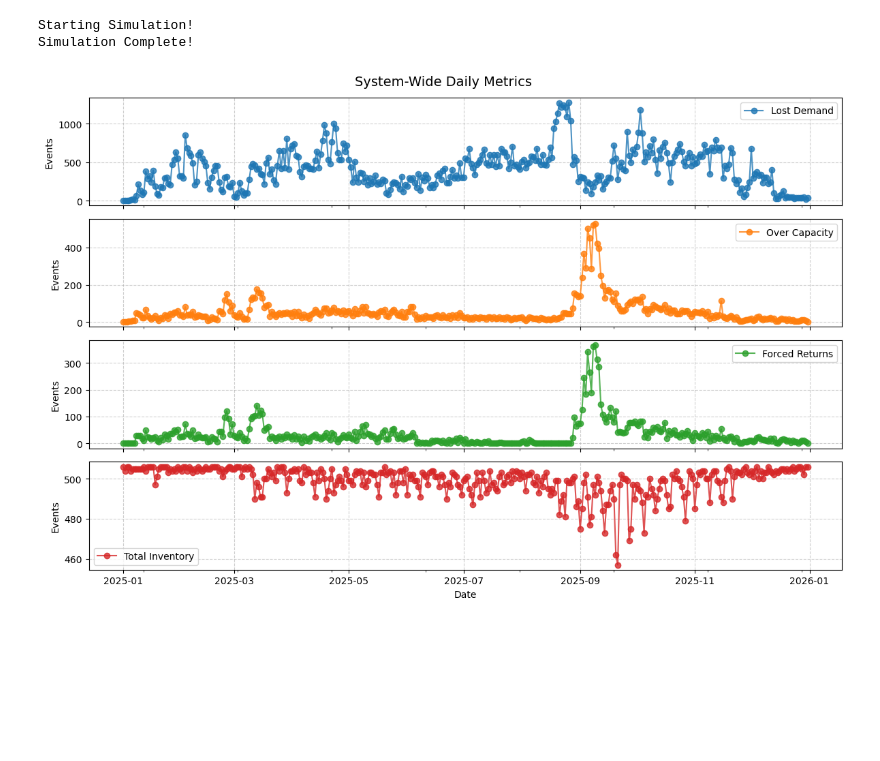
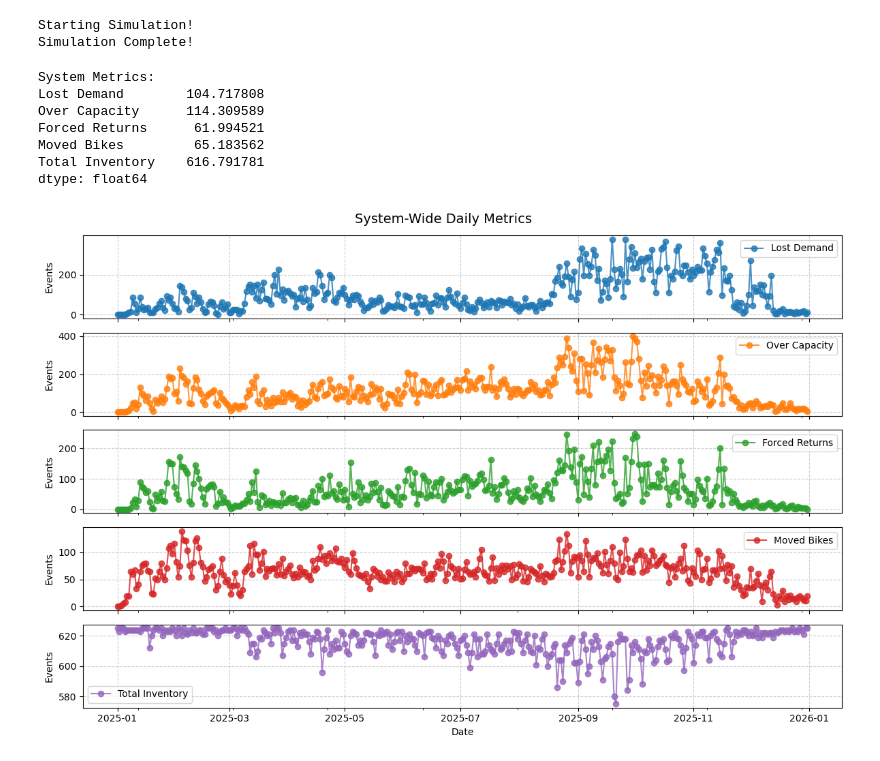
Before and after one commit to saloper/decision-focused-bike-rebalancing, a Jupyter notebook: notebooks/test.ipynb, the cells around one changed output. Drawn from its saved outputs; the diff is of its cells as text; code cells hidden in the pictures; blank space fills up the shorter version.

```diff
--- a/notebooks/test.ipynb
+++ b/notebooks/test.ipynb
@@ -9,40 +90,70 @@ config = get_config("baseline.yaml")
 # %%
+#-----------------------------------------------------------------------------------------------------------------------------------------------------------------------
+#Run Simulation
+#-----------------------------------------------------------------------------------------------------------------------------------------------------------------------
+#optimization model
+opt_model = BikeRebalanceModel(
+    station_file_path=config["paths"]["stations"],
+    dist_matrix_file_path=config["paths"]["station_dist_miles"],
+    loss_demand_cost=config["model"]["loss_demand_cost"],
+    over_capacity_cost=config["model"]["over_capacity_cost"],
+    movement_cost=config["model"]["movement_cost"]
+)
+
+#Simulation
 sim = Sim(
-    station_dict= create_station_dict(config["paths"]["stations"], config["paths"]["station_dist_miles"], 0.5),
-    event_df= create_event_df(config["paths"]["raw_trips"], config["paths"]["stations"], config["data"]["test_start_date"],  config["data"]["test_end_date"])
+    station_dict= station_dict,
+    event_df= create_event_df(config["paths"]["raw_trips"], config["paths"]["stations"], config["data"]["test_start_date"],  config["data"]["test_end_date"]),
+    predict=config["sim"]["predict"],
+    predict_ds=test_ds,
+    predict_model= pred_model,
+    opt_model=opt_model
 )
+sim.run()
+# %% [output]
+Starting Simulation!
+Simulation Complete!
-# %%
-sim.run()
-
-df_metrics = pd.DataFrame({
-    'Lost Demand': sim.lost_demand,
-    'Over Capacity': sim.over_capacity,
-    'Forced Returns': sim.forced_returns,
-    })
-# %% [output]
-Starting Simulation!
-Simulation Complete!
 # %%
+#-----------------------------------------------------------------------------------------------------------------------------------------------------------------------
+#Collect Metrics and Plot
+#-----------------------------------------------------------------------------------------------------------------------------------------------------------------------
+df_metrics = pd.DataFrame({
+    'Lost Demand': sim.lost_demand,
+    'Over Capacity': sim.over_capacity,
+    'Forced Returns': sim.forced_returns,
+    'Moved Bikes' : sim.moved_bikes,
+    'Total Inventory' : sim.total_inventory,
+    })
+
+print(f'System Metrics: \n{df_metrics.mean()}')
+
 axes = df_metrics.plot(
     kind='line',
     subplots=True,
     figsize=(12, 8),
     marker='o',
     alpha=0.8,
     sharex=True
     )
 
 plt.suptitle("System-Wide Daily Metrics", fontsize=14)
 
 # Loop through each of the 3 axes to add gridlines and Y-labels
 for ax in axes:
     ax.grid(True, linestyle='--', alpha=0.6)
     ax.set_ylabel("Events")
 
 # The X-label only needs to go on the bottom-most plot
 plt.xlabel("Date")
 
 plt.tight_layout()
 plt.show()
 # %% [output]
+System Metrics:
+Lost Demand        104.717808
+Over Capacity      114.309589
+Forced Returns      61.994521
+Moved Bikes         65.183562
+Total Inventory    616.791781
+dtype: float64
-[figure, old version]
+[figure, new version]
```
Also changed, not shown: parts of 13 cells of this notebook, 4 other files.
